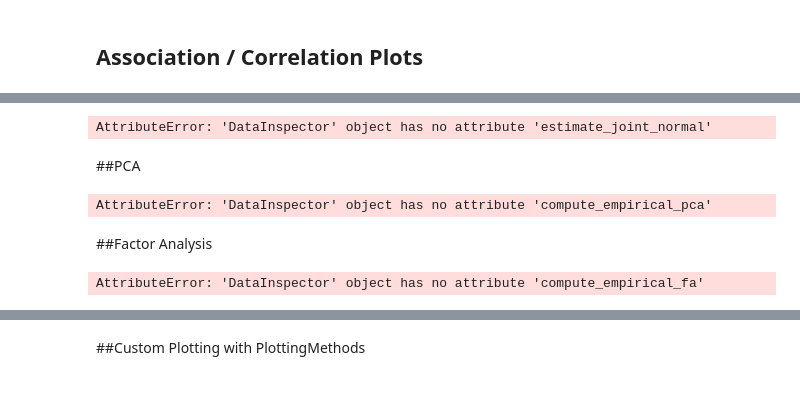
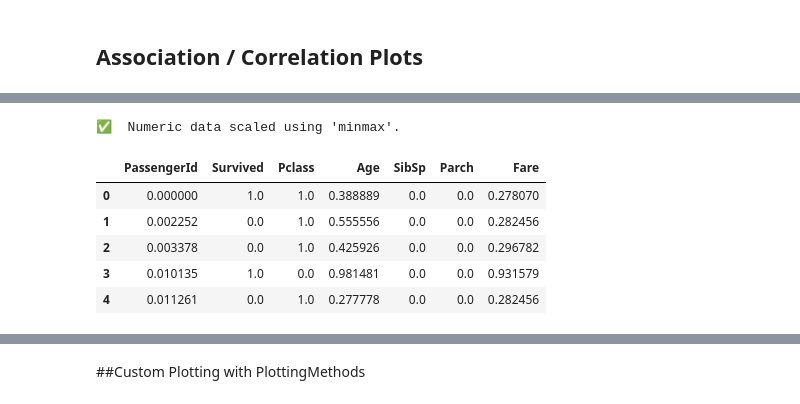
Before and after one commit to Silva-DTS/Statistical-Learning-e23379, a Jupyter notebook: data_analysis_testing.ipynb, the cells around one changed output, grey strips where cells are left out. Cells and saved outputs as stored; diff of their text form; code cells hidden in the pictures.

```diff
--- a/data_analysis_testing.ipynb
+++ b/data_analysis_testing.ipynb
@@ -197,16 +233,11 @@ AttributeError: 'DataInspector' object has no attribute 'instantiate_macro_clt_d
-# %%
-inspector.estimate_joint_normal(columns=column_names)
-# %% [output]
-AttributeError: 'DataInspector' object has no attribute 'estimate_joint_normal'
-# %% [markdown]
-##PCA
-# %%
-inspector.compute_empirical_pca(columns=column_names)
-# %% [output]
-AttributeError: 'DataInspector' object has no attribute 'compute_empirical_pca'
-# %% [markdown]
-##Factor Analysis
-# %%
-inspector.compute_empirical_fa(columns=column_names, k=5)
-# %% [output]
-AttributeError: 'DataInspector' object has no attribute 'compute_empirical_fa'
+# %%
+normalized_numeric = inspector.extract_normalized_numeric_data(method='minmax')
+normalized_numeric.head()
+# %% [output]
+✅  Numeric data scaled using 'minmax'.
+|  | PassengerId | Survived | Pclass | Age | SibSp | Parch | Fare |
+| 0 | 0.000000 | 1.0 | 1.0 | 0.388889 | 0.0 | 0.0 | 0.278070 |
+| 1 | 0.002252 | 0.0 | 1.0 | 0.555556 | 0.0 | 0.0 | 0.282456 |
+| 2 | 0.003378 | 0.0 | 1.0 | 0.425926 | 0.0 | 0.0 | 0.296782 |
+| 3 | 0.010135 | 1.0 | 0.0 | 0.981481 | 0.0 | 0.0 | 0.931579 |
+| 4 | 0.011261 | 0.0 | 1.0 | 0.277778 | 0.0 | 0.0 | 0.282456 |
```
Also changed, not shown: parts of 31 cells of this notebook.
